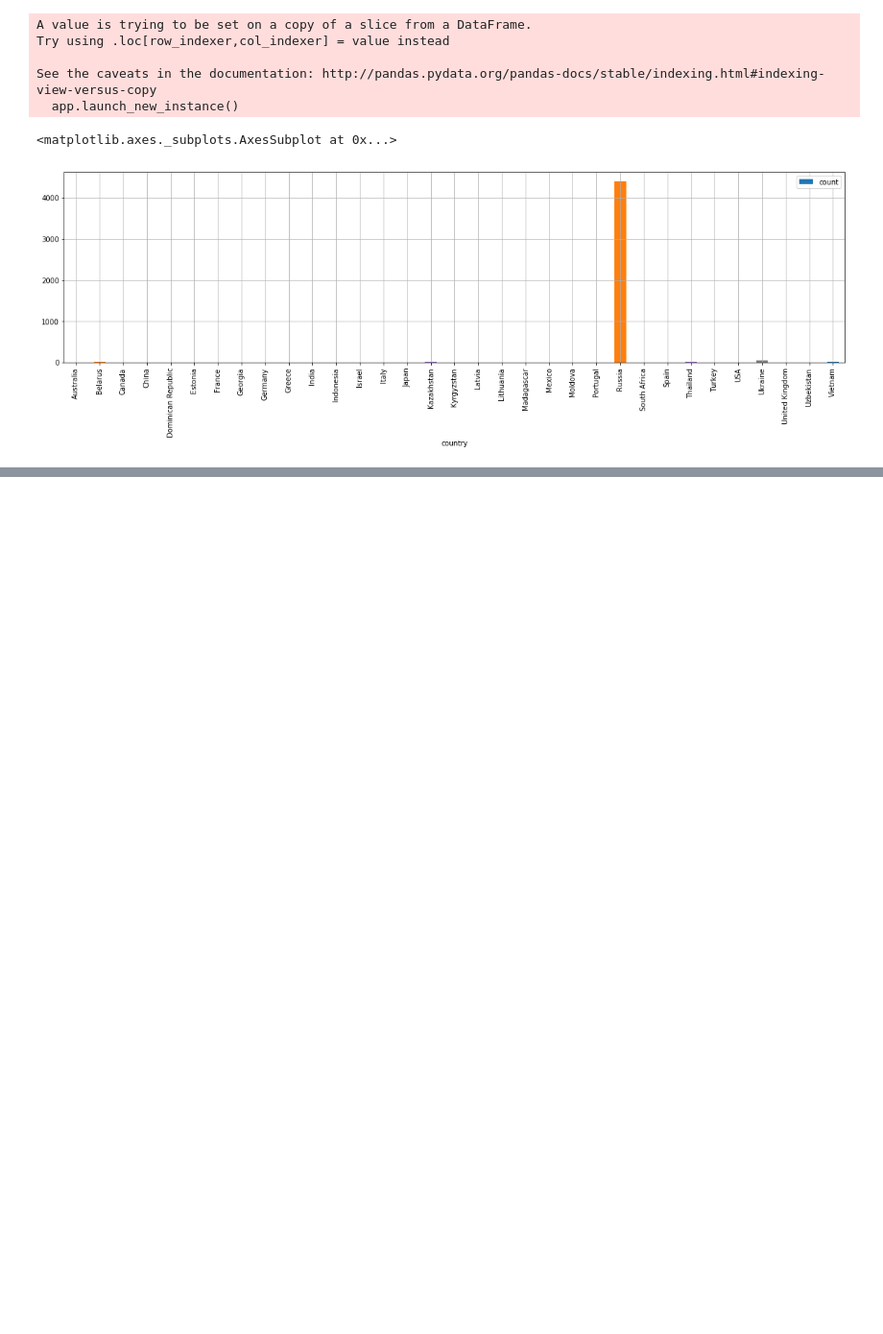
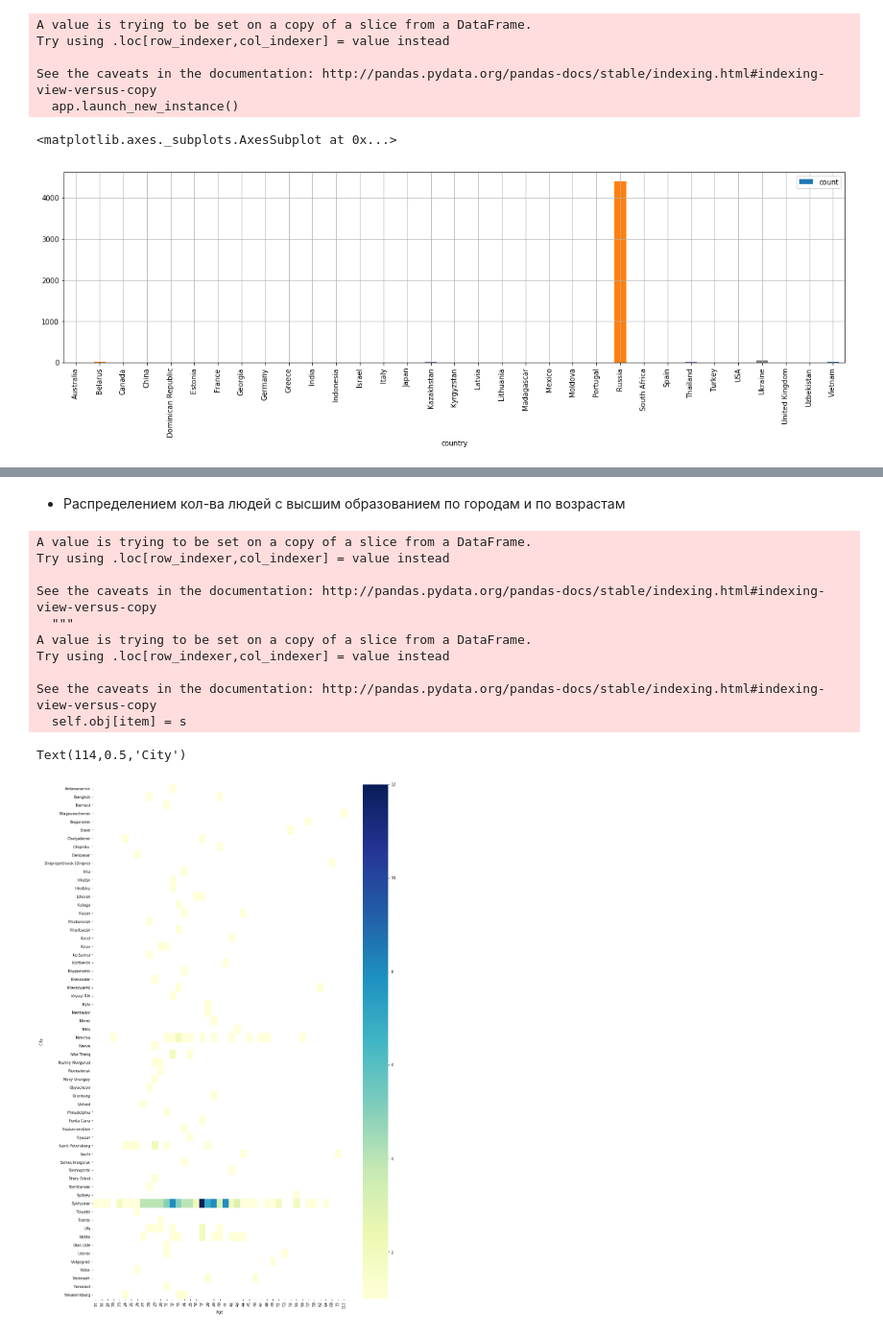
Before and after one commit to andrepopoff/BigData, a Jupyter notebook: homework 2/part2.ipynb, the cells around one changed output, grey strips where cells are left out. Shown at 96% size. Cells and saved outputs as stored; diff of their text form; code cells hidden in the pictures; blank space fills up the shorter version.

```diff
--- a/homework 2/part2.ipynb
+++ b/homework 2/part2.ipynb
@@ -152,0 +187,43 @@ See the caveats in the documentation: http://pandas.pydata.org/pandas-docs/stabl
+# %% [markdown]
+* Распределением кол-ва людей с высшим образованием по городам и по возрастам
+# %%
+import seaborn as sns
+
+# Оставим только тех, кто указал информацию о высшем образовании
+df8 = df[df['university'] > 0]
+df8['city'] = df8['city'].astype('str')
+
+# Множество из всех id городов
+city_ids = set()
+[city_ids.add(city_id) for city_id in df8['city']]
+
+# С помощью VK API достанем список городов по их id
+cities = vk_api.database.getCitiesById(v='5.0', city_ids=city_ids)
+
+# Поменяем в датафрейме id городов на название
+for city in cities:
+    df8.loc[df8['city'] == str(city['id']) + '.0', 'city'] = city['title']
+
+# Оставим только нужные колонки и тех, у кого есть возраст
+df9 = df8[df8['bdate'] > 0].loc[:, ['city', 'bdate']]
+df9['count'] = 1
+df9 = df9[df9['city'] != '0.0'].groupby(['city', 'bdate'], as_index=False).count()
+
+# Визуализация
+fig, ax = plt.subplots(1, 1, figsize=(15, 25))
+ax = sns.heatmap(df9.pivot("city", "bdate", "count"), cmap="YlGnBu")
+plt.xlabel('Age')
+plt.ylabel('City')
+# %% [output]
+A value is trying to be set on a copy of a slice from a DataFrame.
+Try using .loc[row_indexer,col_indexer] = value instead
+
+See the caveats in the documentation: http://pandas.pydata.org/pandas-docs/stable/indexing.html#indexing-view-versus-copy
+  """
+A value is trying to be set on a copy of a slice from a DataFrame.
+Try using .loc[row_indexer,col_indexer] = value instead
+
+See the caveats in the documentation: http://pandas.pydata.org/pandas-docs/stable/indexing.html#indexing-view-versus-copy
+  self.obj[item] = s
+Text(114,0.5,'City')
+[figure, added]
```
Also changed, not shown: parts of 6 cells of this notebook.
